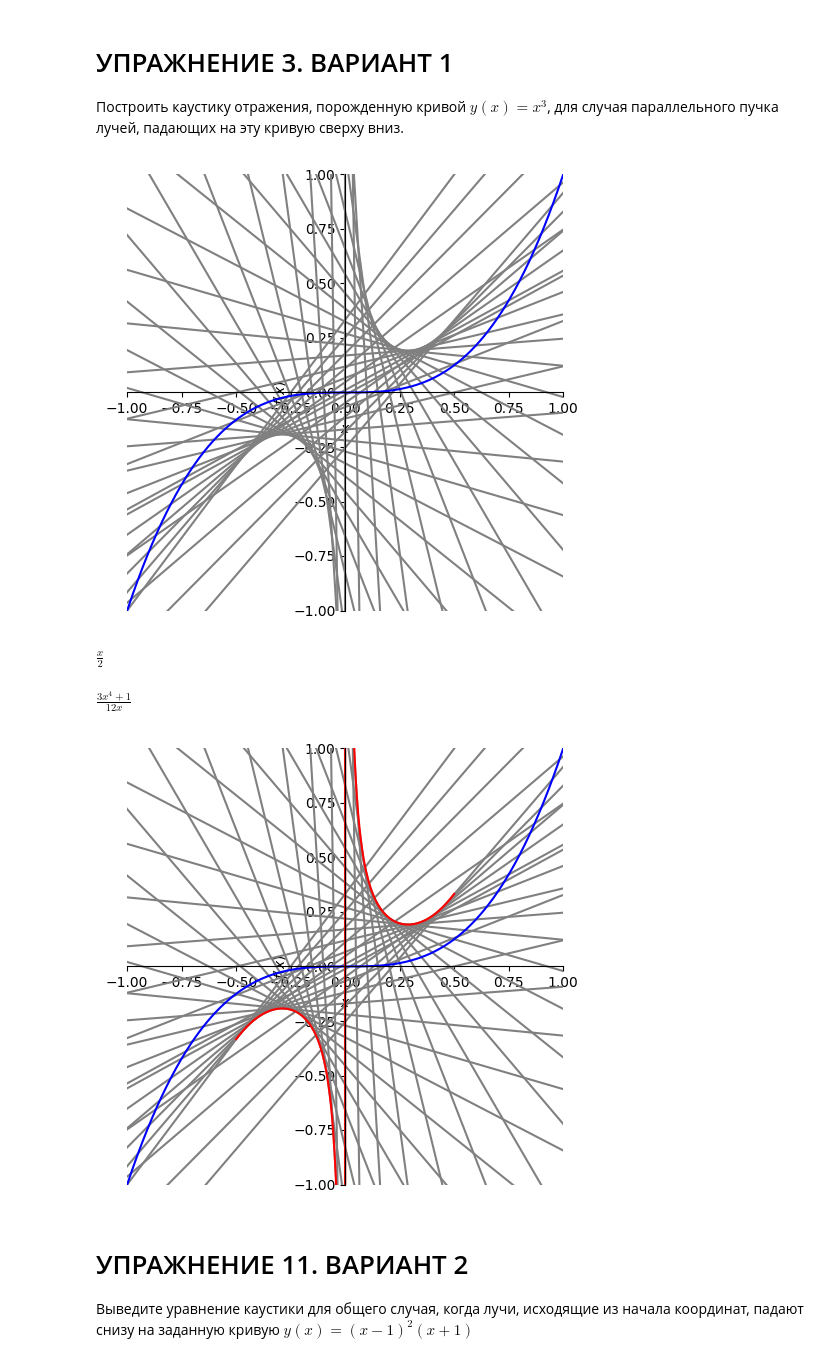
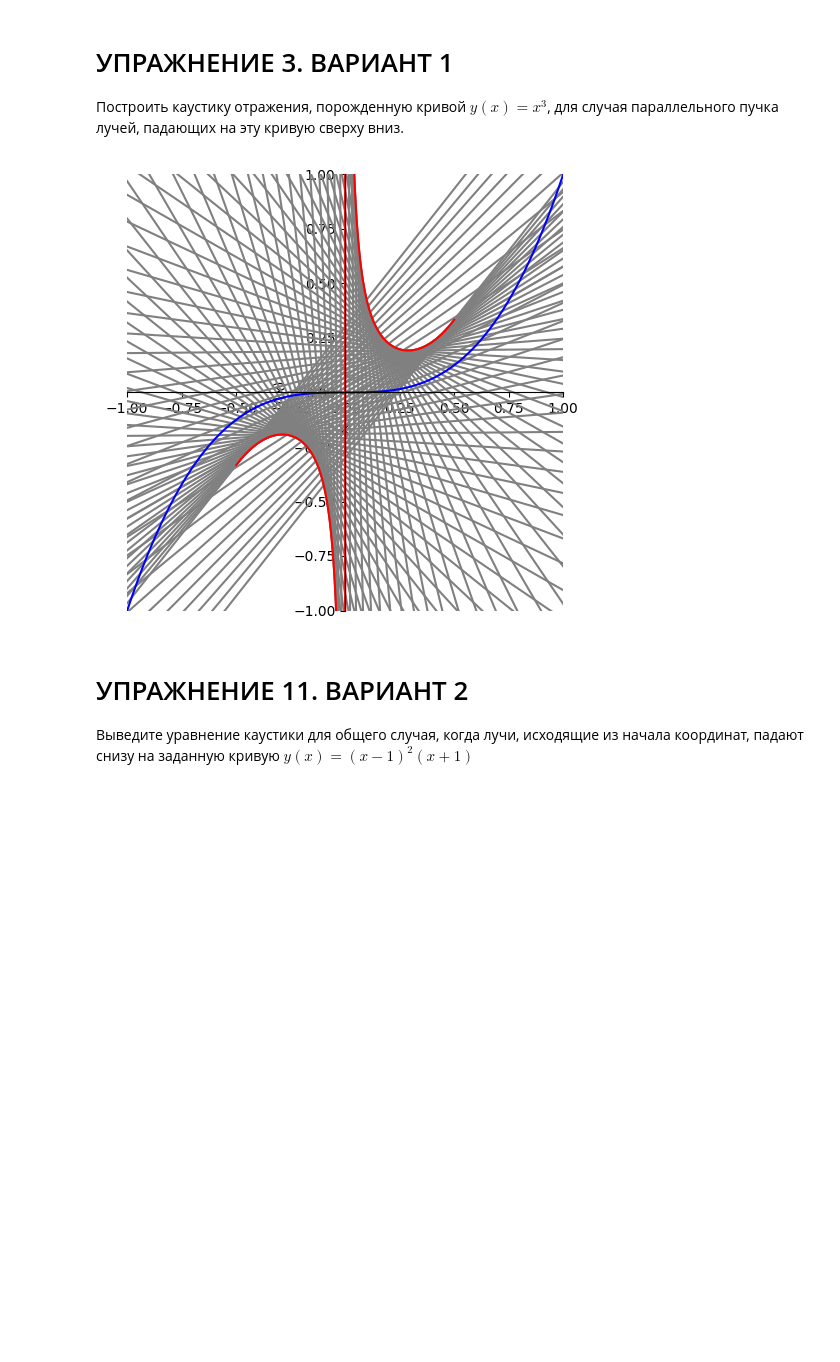
Before and after one commit to mromanenko095/sympy-solutions, a Jupyter notebook: 10_curved_mirrors.ipynb, the cells around one changed output. Cells and saved outputs as stored; diff of their text form; code cells hidden in the pictures; blank space fills up the shorter version.

```diff
--- a/10_curved_mirrors.ipynb
+++ b/10_curved_mirrors.ipynb
@@ -282,60 +283,48 @@ display(sol_homog)
 Построить каустику отражения, порожденную кривой $y(x) = x^3$, для случая параллельного пучка лучей, падающих на эту кривую сверху вниз.
 # %%
 from sympy import *
-import numpy as np
-import matplotlib.pyplot as plt
+from IPython.display import display
 
 X, Y, x = symbols("X Y x")
 y = Function("y")(x)
 
 k = diff(y, x)
 A = (k**2 - 1) / (2*k)
 B = simplify(y - x*A)
 
 fam = Eq(Y, A*X + B)  # уравнение семейства прямых
 
 f1 = x**3
 fam1 = simplify(fam.subs(y, f1).doit())
 
 p1 = plot(xlim=(-1, 1), ylim=(-1, 1),
           aspect_ratio=(1, 1), show=False)
 
-# Лучи: перебираем точки падения x0
-for x0 in np.arange(-1, 1, 0.05):
+for x0 in np.arange(-0.98, 1, 0.02):
     l = fam1.rhs.subs(x, x0)
-    p = plot(l, (X, -1.5, 1.5), line_color="gray", show=False)
+    p = plot(l, (X, -1, 1), line_color="gray", show=False)
     p1.extend(p)
 
+p1.extend(plot(f1, (x, -1, 1), line_color="blue", show=False))  # добавляем исходную кривую
 
-# Исходная кривая y = x^3
-p1.extend(plot(f1, (x, -1, 1), line_color="blue", show=False))
-p1.show()
-
-# ----- 4. Находим каустику (огибающую) -----
+# каустика
 A1 = A.subs(y, f1).doit()
 B1 = B.subs(y, f1).doit()
 
 XC = simplify(-diff(B1, x) / diff(A1, x))
 YC = simplify(A1 * XC + B1)
 
-display(XC, YC)   # параметрическое уравнение каустики
-
-# ----- 5. Строим каустику вместе с лучами и кривой (как на рис. 6) -----
 p2 = plot(xlim=(-1, 1), ylim=(-1, 1),
           aspect_ratio=(1, 1), show=False)
 
-# Каустика (красная линия) – параметрический график
-p_caustic = plot_parametric((XC, YC), (x, -1, 1),
+p = plot_parametric((XC, YC), (x, -1, 1),
                             line_color="red", show=False)
 
-p2.extend(p1)        # добавляем всё, что было в p1 (лучи и кривую)
-p2.extend(p_caustic) # добавляем каустику
+p2.extend(p1)  # добавляем лучи и кривую
+p2.extend(p)  # добавляем каустику
 p2.show()
 # %% [output]
-[figure, old version]
+[figure, new version]
-$\displaystyle \frac{x}{2}$
-$\displaystyle \frac{3 x^{4} + 1}{12 x}$
-[figure, removed]
 # %% [markdown]
 # УПРАЖНЕНИЕ 11. ВАРИАНТ 2
 
```
Also changed, not shown: parts of 1 cell of this notebook.
